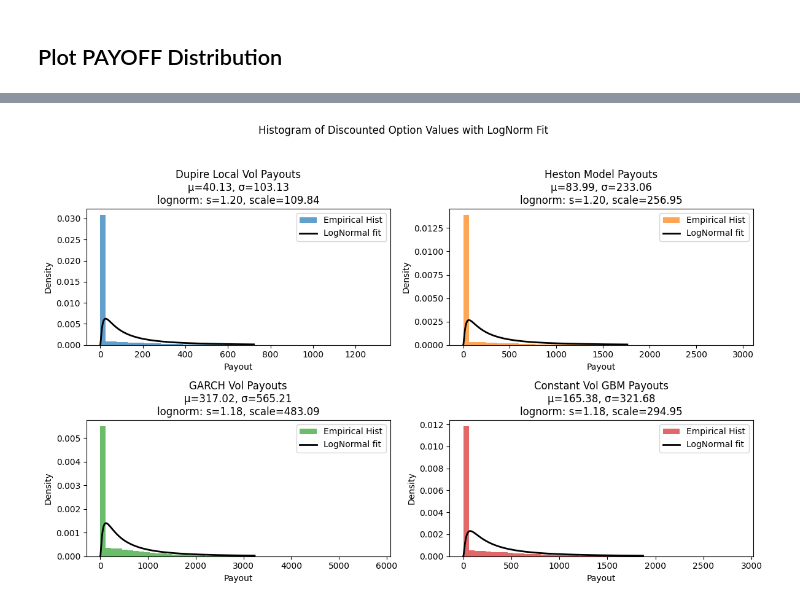
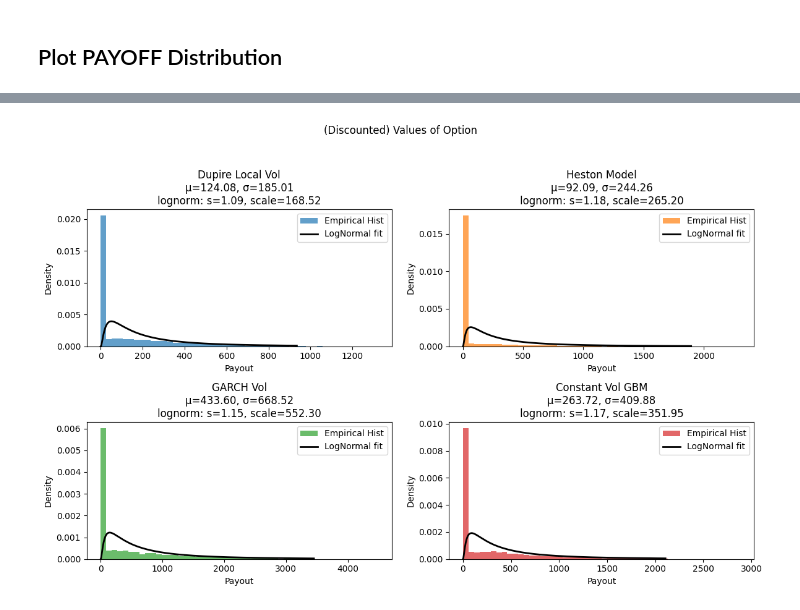
Before and after one commit to StevenYang23/MonteCarloOptionPricing, a Jupyter notebook: main.ipynb, the cells around one changed output, grey strips where cells are left out. Cells and saved outputs as stored; diff of their text form; code cells hidden in the pictures.

```diff
--- a/main.ipynb
+++ b/main.ipynb
@@ -138,7 +137,7 @@ r = calls["r"].iloc[0]
 # Divident rate
 q = 0
 # number of simulations
-M = 100000
+M = 5000
 # %% [markdown]
 ## Plot Paths
 # %%
@@ -184,4 +182,4 @@ plot_payouts(S_path_dupire[-1,:],S_path_Heston[-1,:],S_path_Garch[-1,:],S_path_G
 # %%
-plot_payouts(local_vol_val,heston_val,Garch_Vol_val,Constant_vol_val,'Histogram of Discounted Option Values with LogNorm Fit')
+plot_log_norm(local_vol_val,heston_val,Garch_Vol_val,Constant_vol_val,'(Discounted) Values of Option')
 # %% [output]
-[figure, old version]
+[figure, new version]
```
Also changed, not shown: parts of 8 cells of this notebook, 2 other files.
